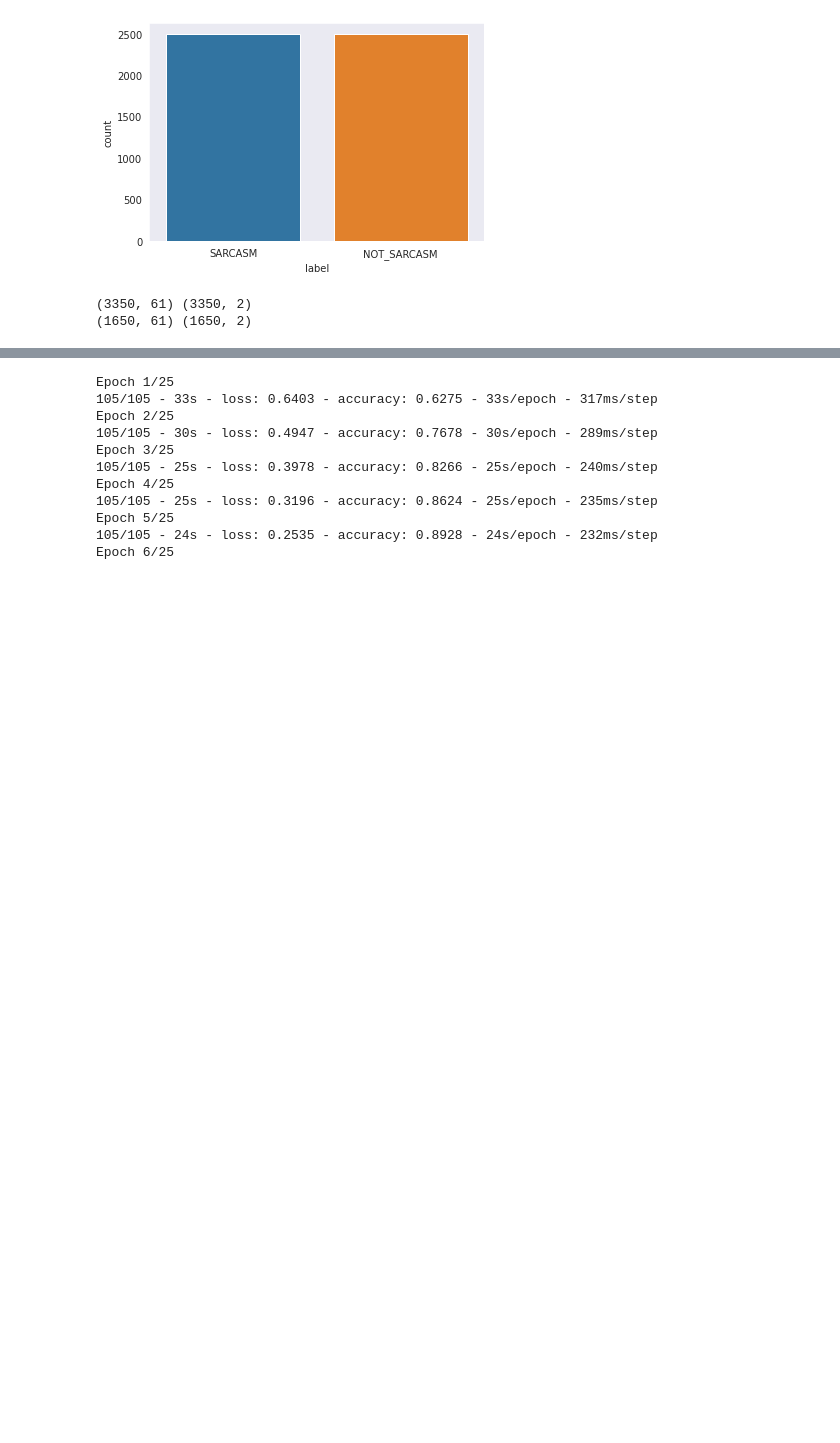
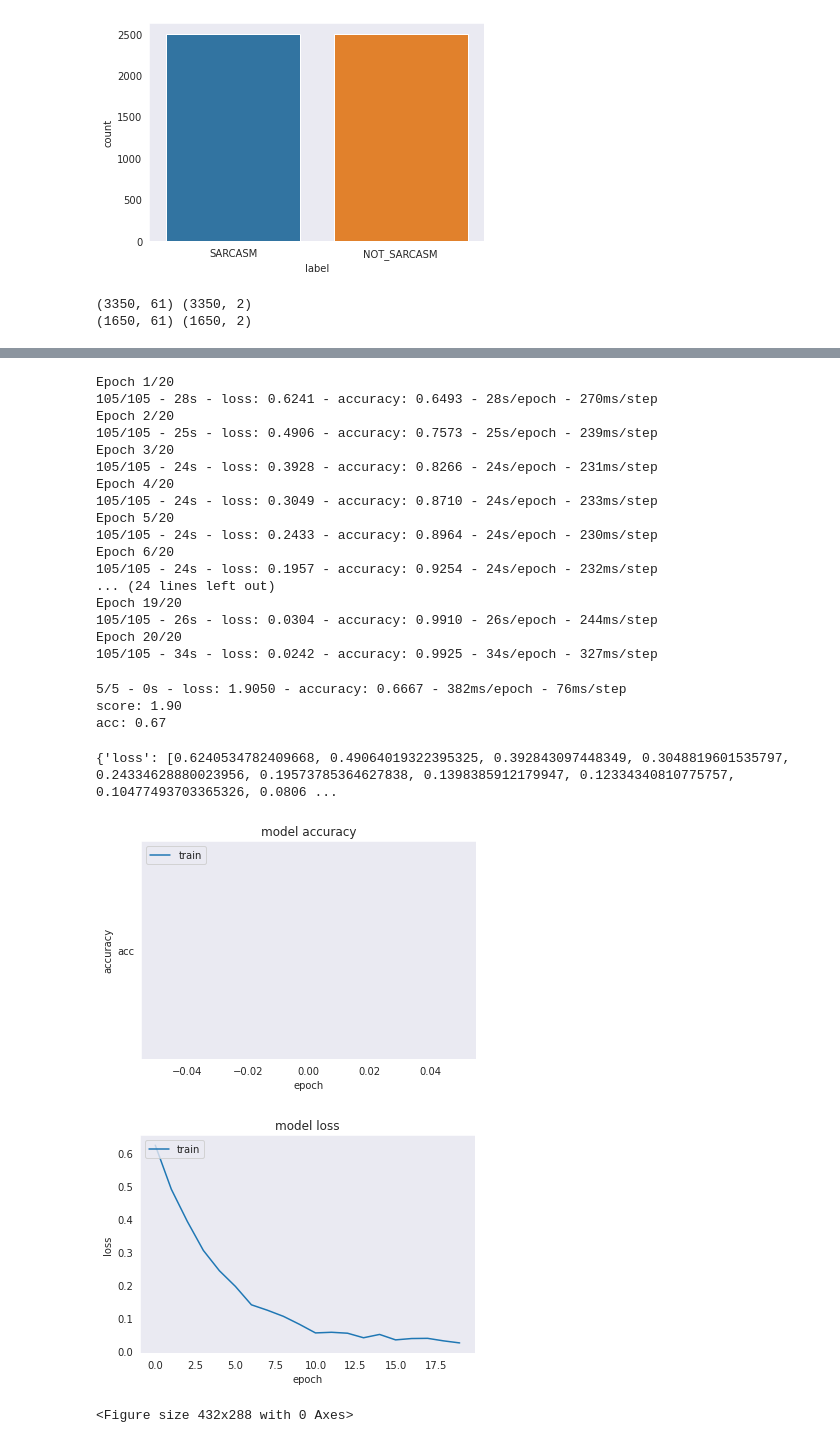
Before and after one commit to ShivaniGawande/DLFinalProject_Fall22, a Jupyter notebook: RNN_LSTM_approach.ipynb, the cells around one changed output, grey strips where cells are left out. Drawn from its saved outputs; the diff is of its cells as text; code cells hidden in the pictures; blank space fills up the shorter version.

```diff
--- a/RNN_LSTM_approach.ipynb
+++ b/RNN_LSTM_approach.ipynb
@@ -116,18 +116,24 @@ WARNING:tensorflow:Layer lstm will not use cuDNN kernels since it doesn't meet t
 # %%
 batch_size = 32
-history = model.fit(X_train, Y_train, epochs = 25, batch_size=batch_size, verbose = 2)
+history = model.fit(X_train, Y_train, epochs = 20, batch_size=batch_size, verbose = 2)
 # %% [output]
-Epoch 1/25
-105/105 - 33s - loss: 0.6403 - accuracy: 0.6275 - 33s/epoch - 317ms/step
-Epoch 2/25
-105/105 - 30s - loss: 0.4947 - accuracy: 0.7678 - 30s/epoch - 289ms/step
-Epoch 3/25
-105/105 - 25s - loss: 0.3978 - accuracy: 0.8266 - 25s/epoch - 240ms/step
-Epoch 4/25
-105/105 - 25s - loss: 0.3196 - accuracy: 0.8624 - 25s/epoch - 235ms/step
-Epoch 5/25
-105/105 - 24s - loss: 0.2535 - accuracy: 0.8928 - 24s/epoch - 232ms/step
-Epoch 6/25
+Epoch 1/20
+105/105 - 28s - loss: 0.6241 - accuracy: 0.6493 - 28s/epoch - 270ms/step
+Epoch 2/20
+105/105 - 25s - loss: 0.4906 - accuracy: 0.7573 - 25s/epoch - 239ms/step
+Epoch 3/20
+105/105 - 24s - loss: 0.3928 - accuracy: 0.8266 - 24s/epoch - 231ms/step
+Epoch 4/20
+105/105 - 24s - loss: 0.3049 - accuracy: 0.8710 - 24s/epoch - 233ms/step
+Epoch 5/20
+105/105 - 24s - loss: 0.2433 - accuracy: 0.8964 - 24s/epoch - 230ms/step
+Epoch 6/20
+105/105 - 24s - loss: 0.1957 - accuracy: 0.9254 - 24s/epoch - 232ms/step
+... (24 lines left out)
+Epoch 19/20
+105/105 - 26s - loss: 0.0304 - accuracy: 0.9910 - 26s/epoch - 244ms/step
+Epoch 20/20
+105/105 - 34s - loss: 0.0242 - accuracy: 0.9925 - 34s/epoch - 327ms/step
 # %%
 validation_size = 1500
 
@@ -138,25 +144,37 @@ Y_test = Y_test[:-validation_size]
 score,acc = model.evaluate(X_test, Y_test, verbose = 2, batch_size = batch_size)
 print("score: %.2f" % (score))
 print("acc: %.2f" % (acc))
+# %% [output]
+5/5 - 0s - loss: 1.9050 - accuracy: 0.6667 - 382ms/epoch - 76ms/step
+score: 1.90
+acc: 0.67
+# %%
+print(history.history)
+# %% [output]
+{'loss': [0.6240534782409668, 0.49064019322395325, 0.392843097448349, 0.3048819601535797, 0.24334628880023956, 0.19573785364627838, 0.1398385912179947, 0.12334340810775757, 0.10477493703365326, 0.0806 ...
 # %%
 # summarize history for accuracy
-plt.plot(history.history['acc'])
+plt.plot('acc')
 #plt.plot(history.history['val_acc'])
 plt.title('model accuracy')
 plt.ylabel('accuracy')
 plt.xlabel('epoch')
 plt.legend(['train', 'test'], loc='upper left')
 plt.show()
 plt.savefig('model_accuracy.png')
 # summarize history for loss
 plt.plot(history.history['loss'])
 #plt.plot(history.history['val_loss'])
 plt.title('model loss')
 plt.ylabel('loss')
 plt.xlabel('epoch')
 plt.legend(['train', 'test'], loc='upper left')
 plt.show()
 plt.savefig('model_loss.png')
+# %% [output]
+[figure, added]
+[figure, added]
+<Figure size 432x288 with 0 Axes>
 # %%
 pos_cnt, neg_cnt, pos_correct, neg_correct = 0, 0, 0, 0
 for x in range(len(X_validate)):
```
Also changed, not shown: parts of 10 cells of this notebook.
